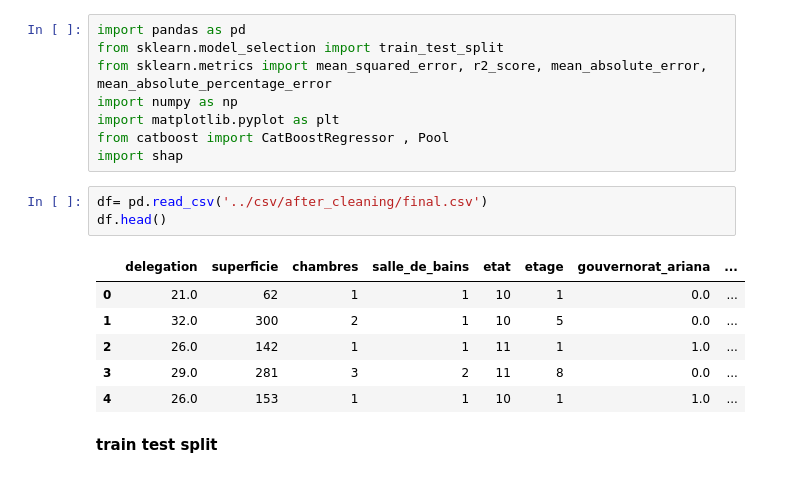
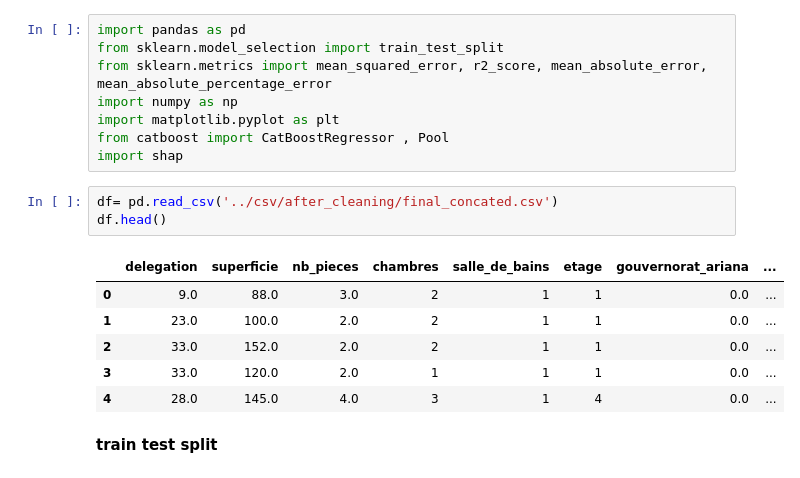
Before and after one commit to Chebil-Ilef/Apartment-Price-Predictor, a Jupyter notebook: modeling/catBoost_model.ipynb, the cells around one changed output. Saved outputs shown, nothing was run; the diff lists cells and outputs as text.

Commit message:
added clean menzili & tayara data

```diff
--- a/modeling/catBoost_model.ipynb
+++ b/modeling/catBoost_model.ipynb
@@ -7,15 +7,15 @@ import matplotlib.pyplot as plt
 from catboost import CatBoostRegressor , Pool
 import shap
 # %%
-df= pd.read_csv('../csv/after_cleaning/final.csv')
+df= pd.read_csv('../csv/after_cleaning/final_concated.csv')
 df.head()
 # %% [output]
-|  | delegation | superficie | chambres | salle_de_bains | etat | etage | gouvernorat_ariana | ... |
-| 0 | 21.0 | 62 | 1 | 1 | 10 | 1 | 0.0 | ... |
-| 1 | 32.0 | 300 | 2 | 1 | 10 | 5 | 0.0 | ... |
-| 2 | 26.0 | 142 | 1 | 1 | 11 | 1 | 1.0 | ... |
-| 3 | 29.0 | 281 | 3 | 2 | 11 | 8 | 0.0 | ... |
-| 4 | 26.0 | 153 | 1 | 1 | 10 | 1 | 1.0 | ... |
+|  | delegation | superficie | nb_pieces | chambres | salle_de_bains | etage | gouvernorat_ariana | ... |
+| 0 | 9.0 | 88.0 | 3.0 | 2 | 1 | 1 | 0.0 | ... |
+| 1 | 23.0 | 100.0 | 2.0 | 2 | 1 | 1 | 0.0 | ... |
+| 2 | 33.0 | 152.0 | 2.0 | 2 | 1 | 1 | 0.0 | ... |
+| 3 | 33.0 | 120.0 | 2.0 | 1 | 1 | 1 | 0.0 | ... |
+| 4 | 28.0 | 145.0 | 4.0 | 3 | 1 | 4 | 0.0 | ... |
 # %% [markdown]
 **train test split**
 # %% [markdown]
```
Also changed, not shown: parts of 2 cells of this notebook, 6 other files.
